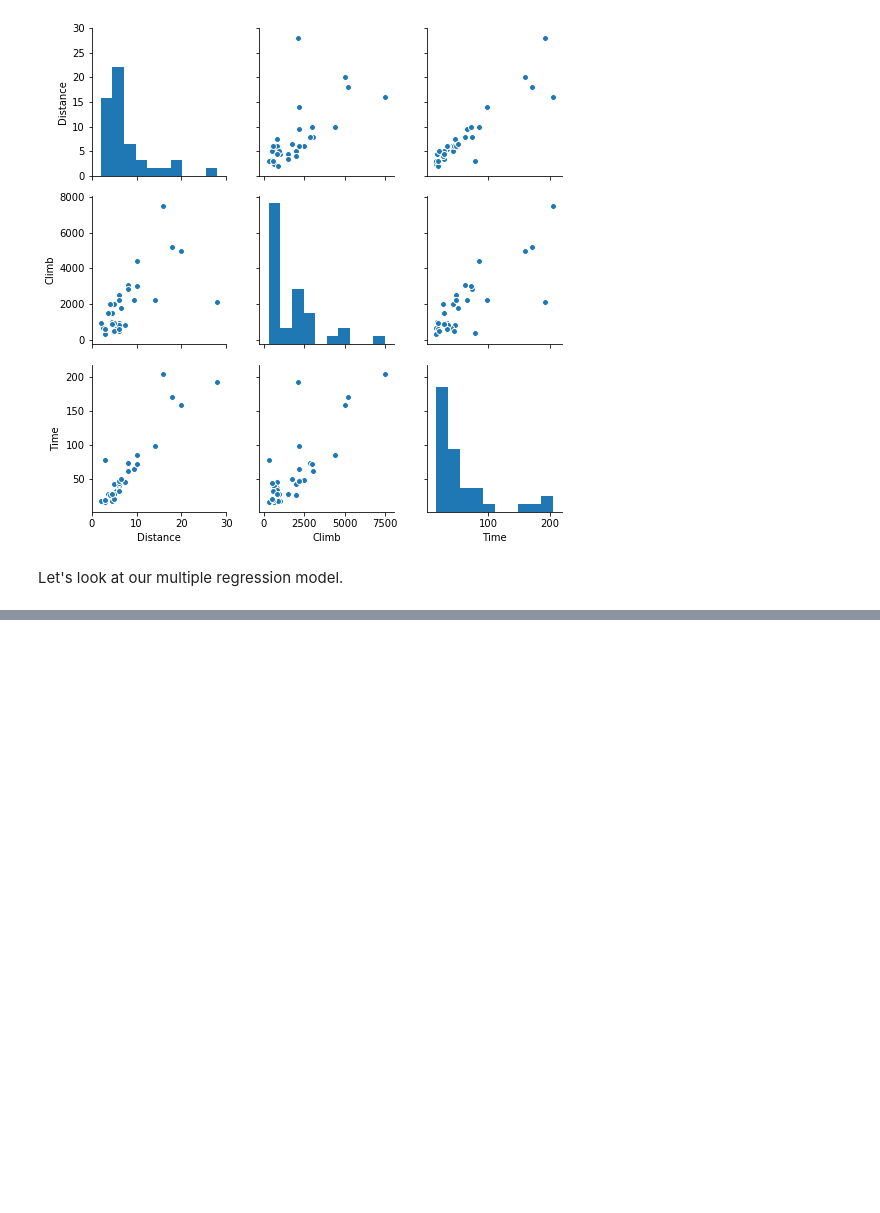
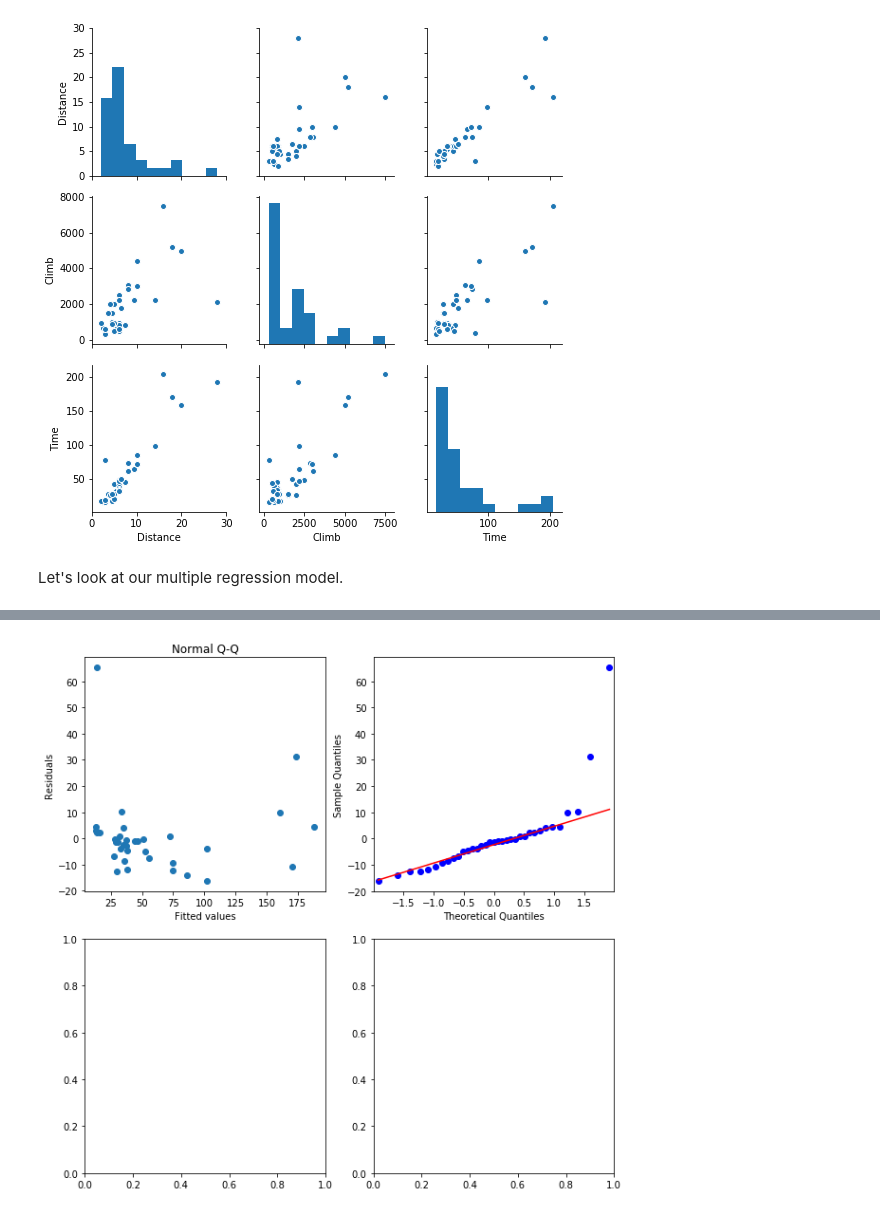
Before and after one commit to antshk/pyStanfordStats191, a Jupyter notebook: 6. Diagnostics for multiple linear regression.ipynb, the cells around one changed output, grey strips where cells are left out. Saved outputs shown, nothing was run; the diff lists cells and outputs as text; code cells hidden in the pictures; blank space fills up the shorter version.

```diff
--- a/6. Diagnostics for multiple linear regression.ipynb
+++ b/6. Diagnostics for multiple linear regression.ipynb
@@ -55,3 +61,6 @@ plt.show()
 [figure]
 # %% [markdown]
 Let's look at our multiple regression model.
+# %%
+races_lm = smf.ols('Time ~ Distance + Climb', data=races_table).fit()
+races_lm.summary()
@@ -57,0 +117,17 @@ Let's look at our multiple regression model.
+# %%
+fig, axs = plt.subplots(2,2)
+fig.set_size_inches(10,10)
+
+#Residuals vs. Fitted
+axs[0,0].scatter(races_lm.predict(), races_lm.resid)
+axs[0,0].set_xlabel('Fitted values')
+axs[0,0].set_ylabel('Residuals')
+axs[0,0].set_title('Residuals vs. Fitted')
+
+#Q-Q Plot
+sm.qqplot(races_lm.resid,ax=axs[0,1],line='q')
+axs[0,0].set_title('Normal Q-Q')
+
+plt.show()
+# %% [output]
+[figure, added]
```
Also changed, not shown: parts of 7 cells of this notebook.
